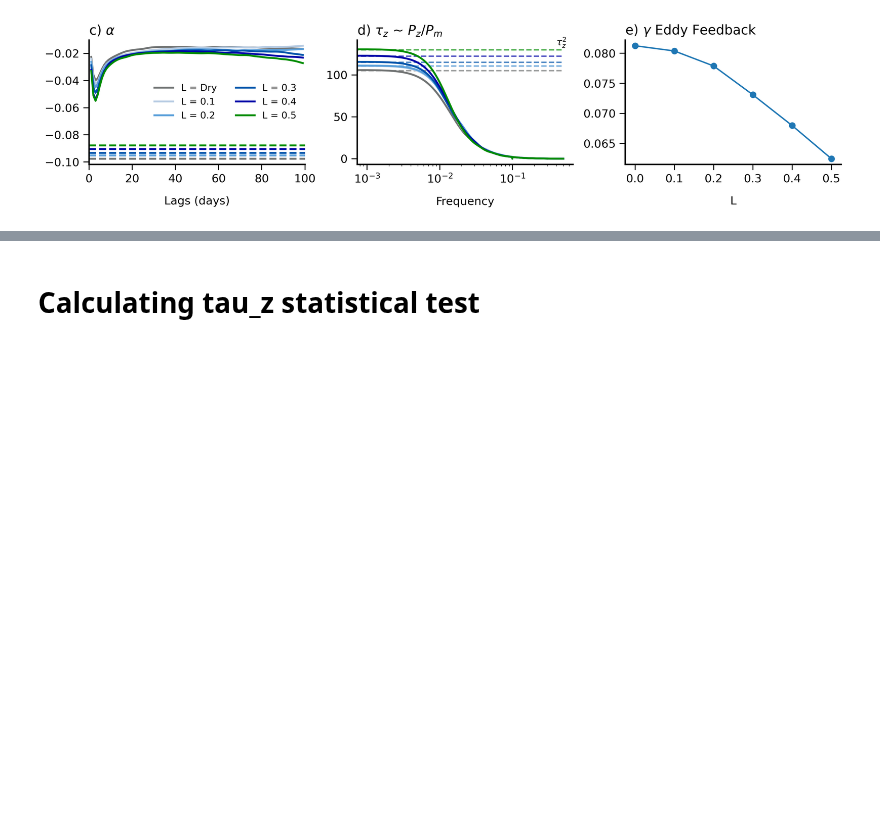
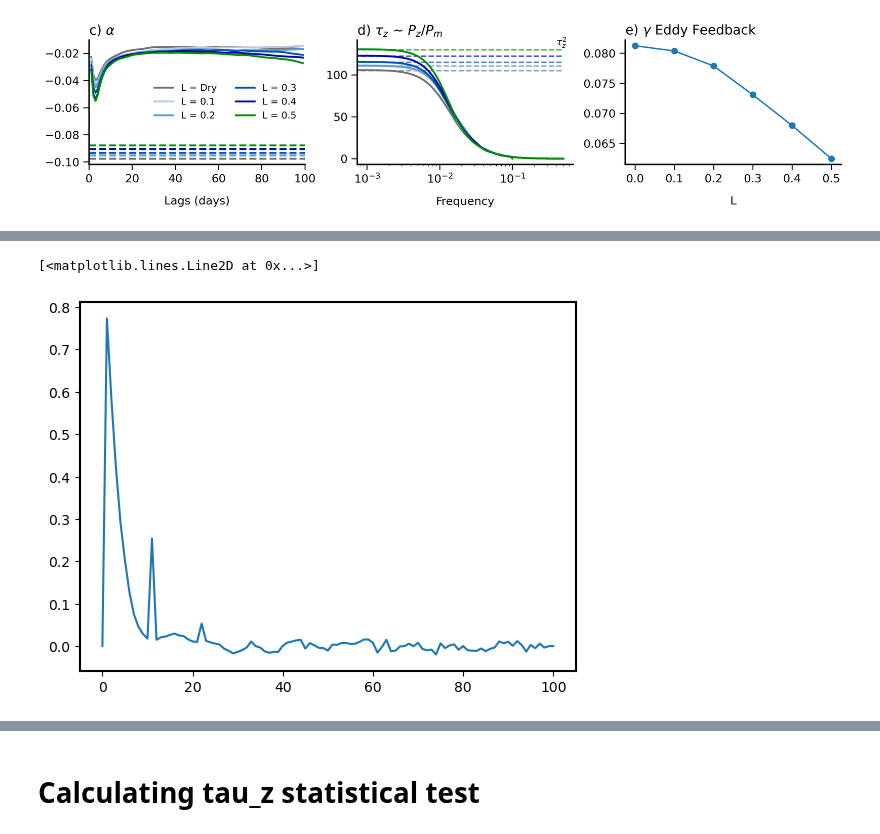
Before and after one commit to PeterChang1023/Moist_Dycore, a Jupyter notebook: IdealizeSpetral.jl/exp/HSt42/Moist_Dycore_Fig2_statistical_test_Cal.ipynb, the cells around one changed output, grey strips where cells are left out. Saved outputs shown, nothing was run; the diff lists cells and outputs as text; code cells hidden in the pictures; blank space fills up the shorter version.

```diff
--- a/IdealizeSpetral.jl/exp/HSt42/Moist_Dycore_Fig2_statistical_test_Cal.ipynb
+++ b/IdealizeSpetral.jl/exp/HSt42/Moist_Dycore_Fig2_statistical_test_Cal.ipynb
@@ -404,7 +418,0 @@ print(PC1_all_hat_lag1[0,:5])
-# %%
-# Calculate symmetric autocorrelation for PC1
-autocorr_results_for_stat = []
-for i in range(len(PR_values)):
-    autocorr_results_for_stat.append(
-        moist_dycore.symmetric_autocorr(PC1_all_hat[i,:], auto_length, split_to_chunk, window_length)
-    )
@@ -461,0 +658,24 @@ Calculating AR1...
+# %%
+# Number of simulations
+AR_num = 100  # AR_all: AR{number}
+# num_simulations = 500
+
+# **定義函數進行並行運算**
+def calculate_Auto(AR):
+    print(f"Calculating ACF for AR{AR}...")
+    acf_result = autocorrelation_matrix(PC1_hat_AR_all[AR,:,:,:].reshape([500*6,14500]), max_lag)
+    return AR, acf_result[:, AR]  # 返回 AR 值和計算結果
+
+# 設定最大滯後時間
+max_lag = 100
+auto = np.zeros((500 * 6, 101))  # (500*6, 101)
+
+if __name__ == "__main__":
+    with mp.Pool(processes=12) as pool:
+        results = pool.map(calculate_Auto, range(1, PC1_hat_AR_all.shape[0]))  # 確保範圍正確
+
+    # **收集結果**
+    for AR, acf_values in results:
+        auto[:, AR] = acf_values  # 填充 auto 矩陣
+
+    print("All ACF calculations are completed.")
@@ -461,0 +700,8 @@ Calculating AR1...
+# %%
+auto_reshape = np.reshape(auto, [500,6,101])
+# %%
+plt.figure()
+plt.plot(auto_reshape[150,0,:])
+# %% [output]
+[<matplotlib.lines.Line2D at 0x...>]
+[figure, added]
```
Also changed, not shown: parts of 21 cells of this notebook.
